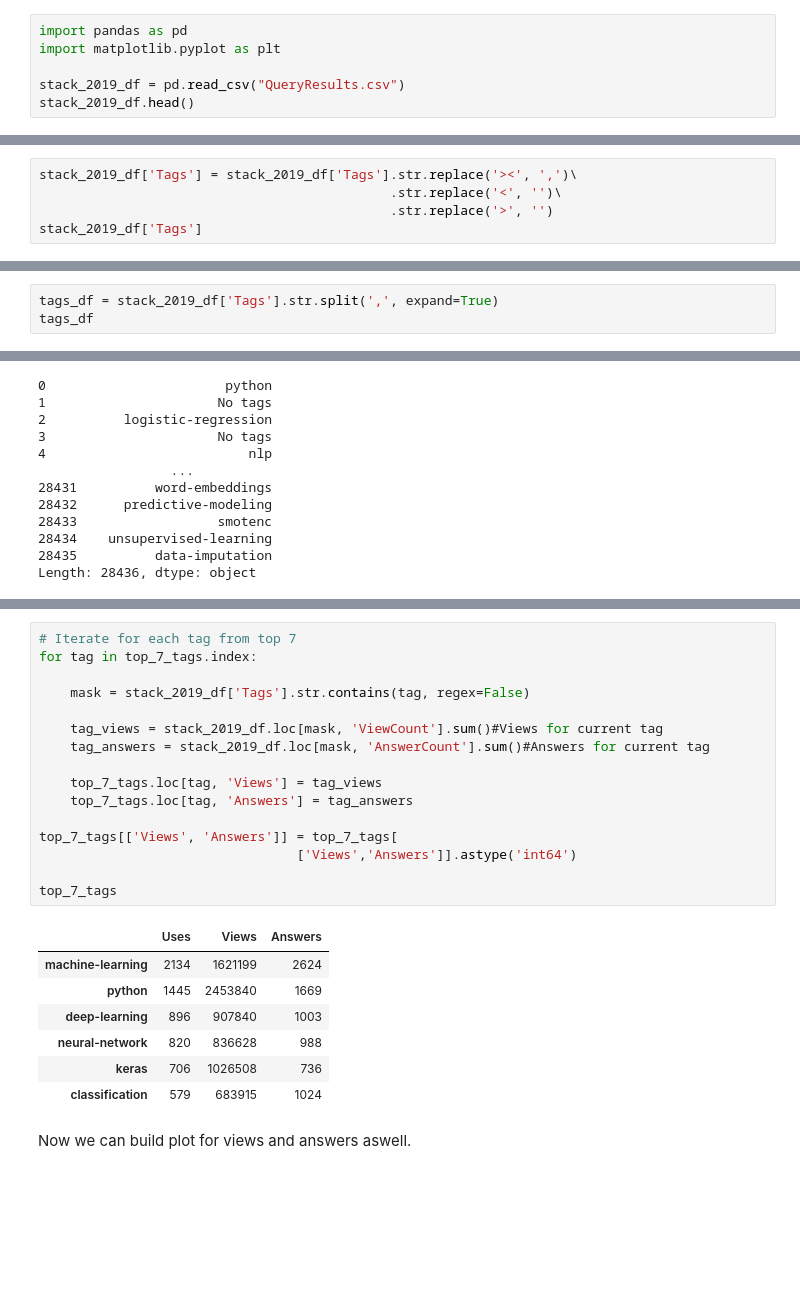
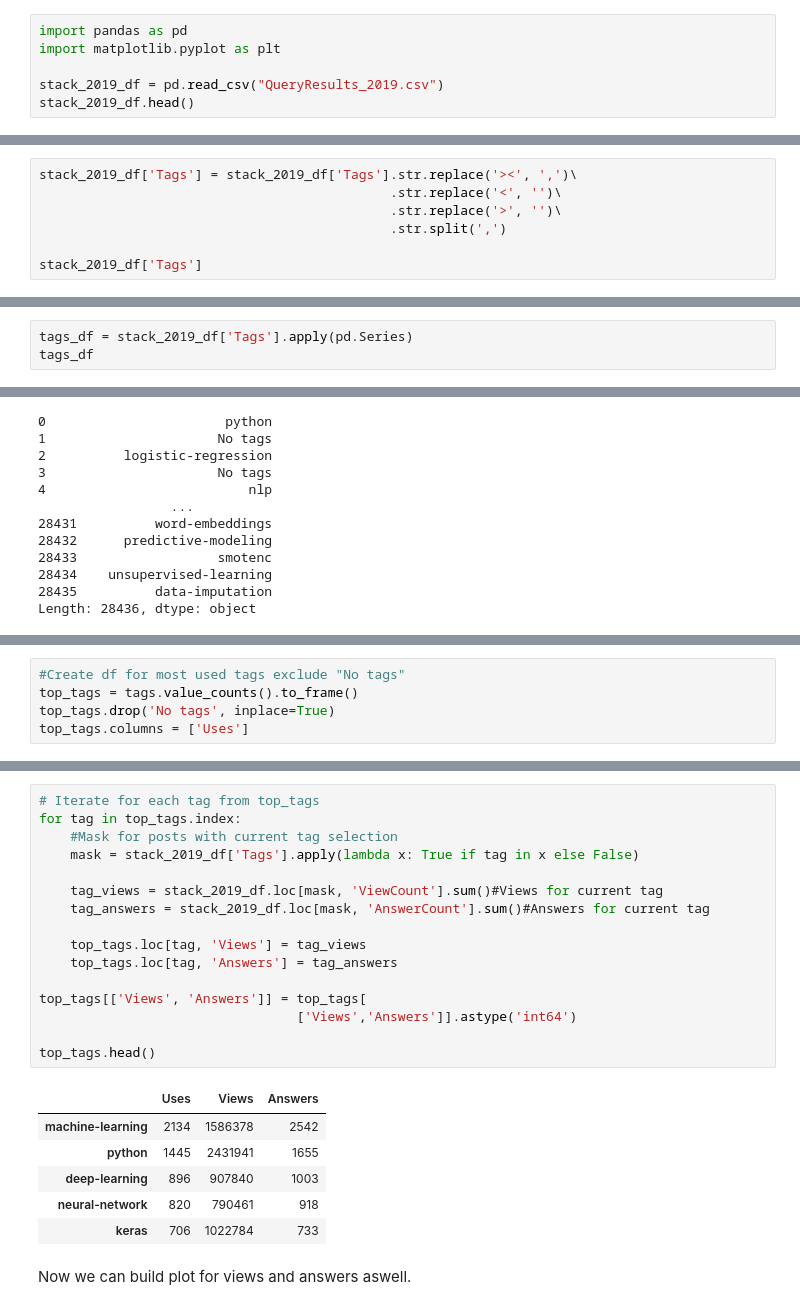
Before and after one commit to 0ld-dancer/dq_projects, a Jupyter notebook: 9. Popular Data Science Questions/Popular Data Science Questions.ipynb, the cells around one changed output, grey strips where cells are left out. Cells and saved outputs as stored; diff of their text form; blank space fills up the shorter version.

```diff
--- a/9. Popular Data Science Questions/Popular Data Science Questions.ipynb
+++ b/9. Popular Data Science Questions/Popular Data Science Questions.ipynb
@@ -79,7 +79,7 @@ Then we'll just download related CSV and read it to the dataframe.
 import pandas as pd
 import matplotlib.pyplot as plt
 
-stack_2019_df = pd.read_csv("QueryResults.csv")
+stack_2019_df = pd.read_csv("QueryResults_2019.csv")
 stack_2019_df.head()
 # %% [output]
 |  | Id | PostType | CreationDate | Score | ViewCount | Tags | AnswerCount | FavoriteCount |
@@ -210,6 +210,8 @@ So let's replace all `><` with `,` and remove any single angle brackets.
 # %%
 stack_2019_df['Tags'] = stack_2019_df['Tags'].str.replace('><', ',')\
                                              .str.replace('<', '')\
-                                             .str.replace('>', '')
+                                             .str.replace('>', '')\
+                                             .str.split(',')
+
 stack_2019_df['Tags']
 # %% [output]
@@ -257,5 +259,5 @@ The best way to answer to this question is using tags because each tag is like a
 # %%
-tags_df = stack_2019_df['Tags'].str.split(',', expand=True)
+tags_df = stack_2019_df['Tags'].apply(pd.Series)
 tags_df
 # %% [output]
 |  | 0 | 1 | 2 | 3 | 4 |
@@ -306,0 +303,5 @@ We've got series that contains separated tags. With that we can find how many ti
+# %%
+#Create df for most used tags exclude "No tags"
+top_tags = tags.value_counts().to_frame()
+top_tags.drop('No tags', inplace=True)
+top_tags.columns = ['Uses']
@@ -338,27 +340,26 @@ So it would be unwise not to check how many views or answers do these posts have
 # %%
-# Iterate for each tag from top 7
-for tag in top_7_tags.index:
-
-    mask = stack_2019_df['Tags'].str.contains(tag, regex=False)
+# Iterate for each tag from top_tags
+for tag in top_tags.index:
+    #Mask for posts with current tag selection
+    mask = stack_2019_df['Tags'].apply(lambda x: True if tag in x else False)
 
     tag_views = stack_2019_df.loc[mask, 'ViewCount'].sum()#Views for current tag
     tag_answers = stack_2019_df.loc[mask, 'AnswerCount'].sum()#Answers for current tag
 
-    top_7_tags.loc[tag, 'Views'] = tag_views
-    top_7_tags.loc[tag, 'Answers'] = tag_answers
+    top_tags.loc[tag, 'Views'] = tag_views
+    top_tags.loc[tag, 'Answers'] = tag_answers
 
-top_7_tags[['Views', 'Answers']] = top_7_tags[
+top_tags[['Views', 'Answers']] = top_tags[
                                  ['Views','Answers']].astype('int64')
 
-top_7_tags
+top_tags.head()
 # %% [output]
 |  | Uses | Views | Answers |
-| machine-learning | 2134 | 1621199 | 2624 |
-| python | 1445 | 2453840 | 1669 |
+| machine-learning | 2134 | 1586378 | 2542 |
+| python | 1445 | 2431941 | 1655 |
 | deep-learning | 896 | 907840 | 1003 |
-| neural-network | 820 | 836628 | 988 |
-| keras | 706 | 1026508 | 736 |
-| classification | 579 | 683915 | 1024 |
+| neural-network | 820 | 790461 | 918 |
+| keras | 706 | 1022784 | 733 |
 # %% [markdown]
 Now we can build plot for views and answers aswell.
 # %%
```
Also changed, not shown: parts of 27 cells of this notebook, 2 other files.
